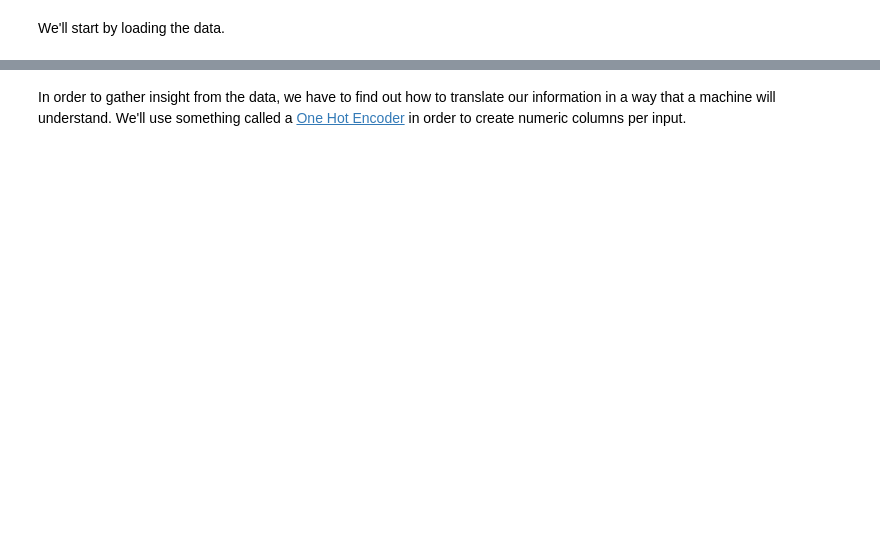
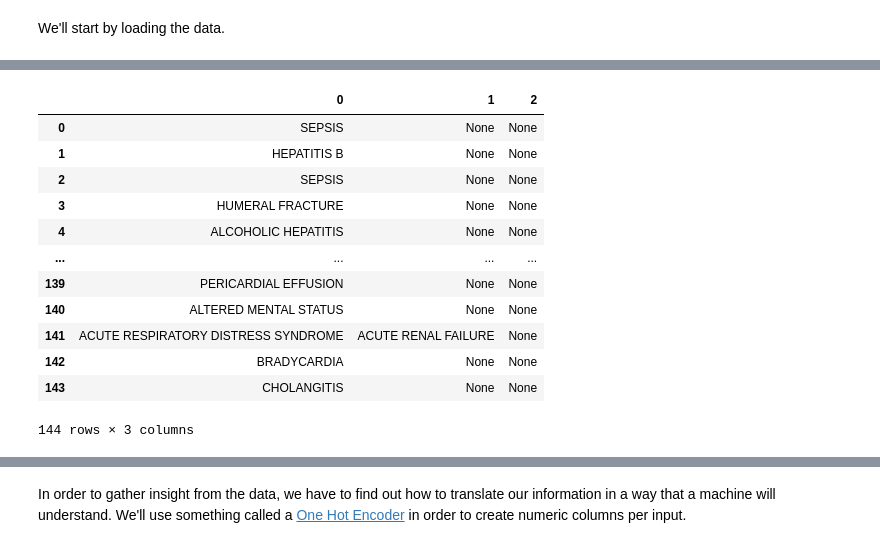
Before and after one commit to isabelizimm/hai-project, a Jupyter notebook: notebooks/02-feature-engineering.ipynb, the cells around one changed output, grey strips where cells are left out. Saved outputs shown, nothing was run; the diff lists cells and outputs as text; code cells hidden in the pictures; blank space fills up the shorter version.

```diff
--- a/notebooks/02-feature-engineering.ipynb
+++ b/notebooks/02-feature-engineering.ipynb
@@ -5,6 +5,4 @@ import numpy as np
 import pandas as pd
 import sklearn
 
-microbiology_events = pd.read_csv("../data/raw/mimic-iii-demo/MICROBIOLOGYEVENTS.csv")
-admission = pd.read_csv("../data/raw/mimic-iii-demo/ADMISSIONS.csv")
-patient = pd.read_csv("../data/raw/mimic-iii-demo/PATIENTS.csv")
+pt_info = pd.read_csv("../data/interim/pt_info.csv")
@@ -18,0 +32,17 @@ from mlworkflows import featuressimple
+# %%
+diagnosis = pt_info["diagnosis"].str.split(";", expand = True)
+diagnosis
+# %% [output]
+|  | 0 | 1 | 2 |
+| 0 | SEPSIS | None | None |
+| 1 | HEPATITIS B | None | None |
+| 2 | SEPSIS | None | None |
+| 3 | HUMERAL FRACTURE | None | None |
+| 4 | ALCOHOLIC HEPATITIS | None | None |
+| ... | ... | ... | ... |
+| 139 | PERICARDIAL EFFUSION | None | None |
+| 140 | ALTERED MENTAL STATUS | None | None |
+| 141 | ACUTE RESPIRATORY DISTRESS SYNDROME | ACUTE RENAL FAILURE | None |
+| 142 | BRADYCARDIA | None | None |
+| 143 | CHOLANGITIS | None | None |
+144 rows × 3 columns
```
Also changed, not shown: parts of 23 cells of this notebook, 2 other files.
